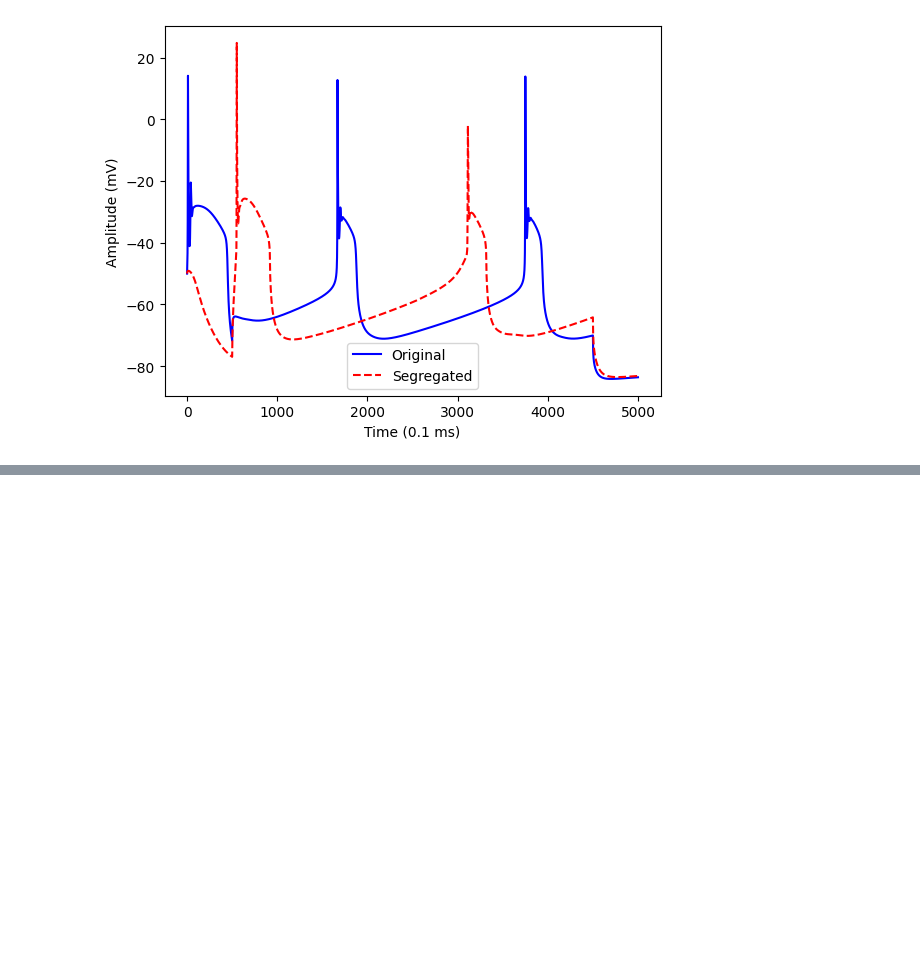
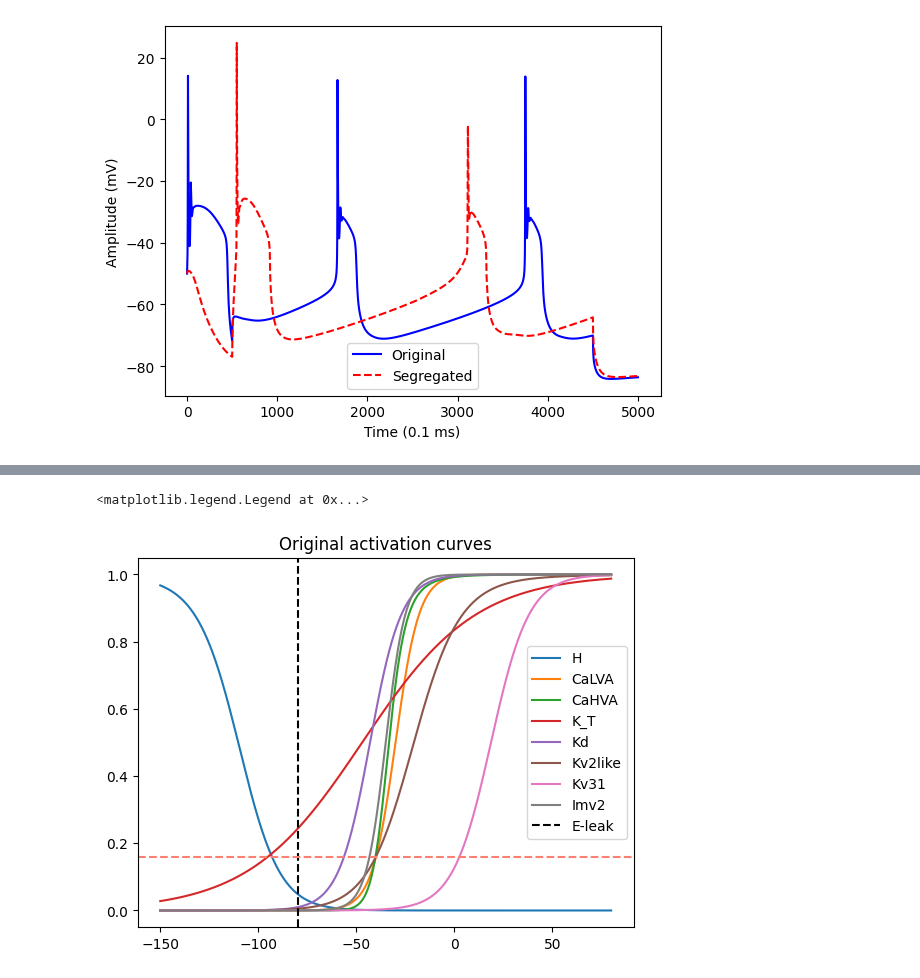
Before and after one commit to V-Marco/ACT, a Jupyter notebook: segregation.ipynb, the cells around one changed output, grey strips where cells are left out. Drawn from its saved outputs; the diff is of its cells as text; code cells hidden in the pictures; blank space fills up the shorter version.

```diff
--- a/segregation.ipynb
+++ b/segregation.ipynb
@@ -542,3 +551,54 @@ Parameters (original / segregated where changed):
 Modules:
 - Passive: [], ()
 - Spiking: [], ()
+# %%
+def vtrap(x, y):
+    if np.any(np.abs(x / y) < 1e-6):
+        return y * (1 - x / y / 2)
+    else:
+        return x / (np.exp(x / y) - 1)
+
+def H(v):
+    mAlpha = 0.001 * 6.43 * vtrap(v + 154.9, 11.9)
+    mBeta  =  0.001*193*np.exp(v/33.1)
+    return mAlpha/(mAlpha + mBeta)
+
+def CaLVA(v):
+    return 1.0000/(1+ np.exp((v - -30.000)/-6))
+
+def CaHVA(v):
+    mAlpha = 0.055 * vtrap(-27 - v, 3.8)
+    mBeta  =  (0.94*np.exp((-75-v)/17))
+    return mAlpha/(mAlpha + mBeta)
+
+def K_T(v): # Transient potassium
+    return 1/(1 + np.exp(-(v - (-47 + 0)) / 29))
+
+def Kd(v):
+    return 1 - 1 / (1 + np.exp((v - (-43)) / 8))
+
+def Kv2like(v):
+    mAlpha = 0.12 * vtrap( -(v - 43), 11.0)
+    mBeta = 0.02 * np.exp(-(v + 1.27) / 120)
+    return mAlpha/(mAlpha + mBeta)
+
+def Kv31(v):
+    return 1/(1+np.exp(((v -(18.700 + 0))/(-9.700))))
+
+def Imv2(v):
+    mAlpha = 3.3e-3*np.exp(2.5*0.04*(v - -35))
+    mBeta = 3.3e-3*np.exp(-2.5*0.04*(v - -35))
+    return mAlpha/(mAlpha + mBeta)
+
+v = np.linspace(-150, 80, 1000)
+
+for func, func_name in zip([H, CaLVA, CaHVA, K_T, Kd, Kv2like, Kv31, Imv2], ["H", "CaLVA", "CaHVA", "K_T", "Kd", "Kv2like", "Kv31", "Imv2"]):
+    plt.plot(v, func(v), label = func_name)
+
+plt.title("Original activation curves")
+plt.axvline(-79.65586853027344, color = 'black', ls = '--', label = "E-leak")
+plt.axhline(0.16, color = 'salmon', ls = '--')
+plt.legend()
+# %% [output]
+<matplotlib.legend.Legend at 0x...>
+[figure, added]
```
Also changed, not shown: parts of 9 cells of this notebook, 43 other files.
